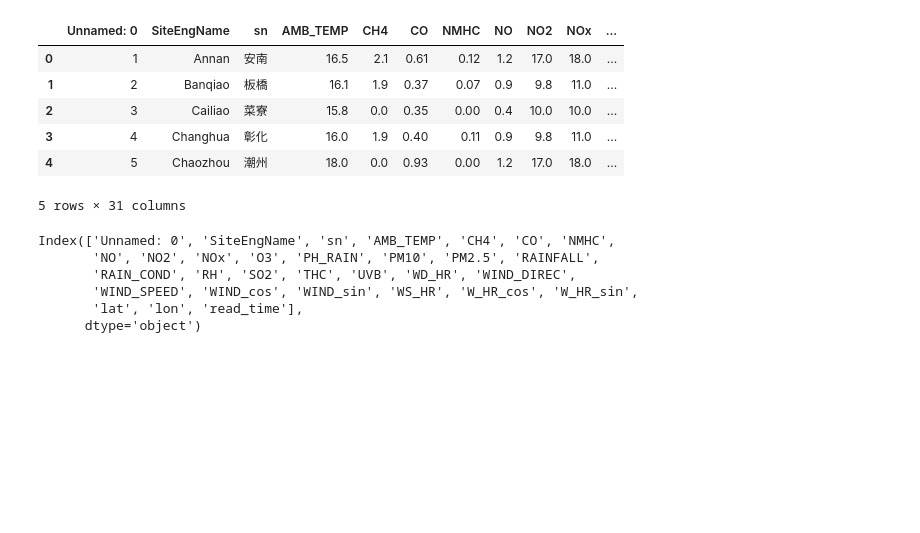
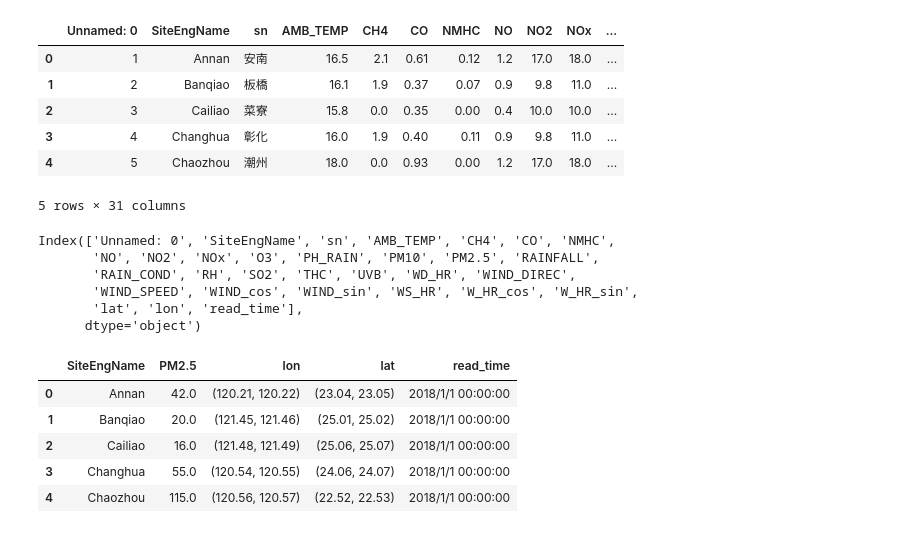
Before and after one commit to amrirasyidi/air_quality_forecasting, a Jupyter notebook: notebooks/1_forecast_testing.ipynb, the cells around one changed output. Saved outputs shown, nothing was run; the diff lists cells and outputs as text; code cells hidden in the pictures; blank space fills up the shorter version.

```diff
--- a/notebooks/1_forecast_testing.ipynb
+++ b/notebooks/1_forecast_testing.ipynb
@@ -38,3 +40,19 @@ Index(['Unnamed: 0', 'SiteEngName', 'sn', 'AMB_TEMP', 'CH4', 'CO', 'NMHC',
        'WIND_SPEED', 'WIND_cos', 'WIND_sin', 'WS_HR', 'W_HR_cos', 'W_HR_sin',
        'lat', 'lon', 'read_time'],
       dtype='object')
+# %%
+pm25 = data[[
+    "SiteEngName",
+    "PM2.5",
+    "lon",
+    "lat",
+    "read_time"
+    ]]
+pm25.head()
+# %% [output]
+|  | SiteEngName | PM2.5 | lon | lat | read_time |
+| 0 | Annan | 42.0 | (120.21, 120.22) | (23.04, 23.05) | 2018/1/1 00:00:00 |
+| 1 | Banqiao | 20.0 | (121.45, 121.46) | (25.01, 25.02) | 2018/1/1 00:00:00 |
+| 2 | Cailiao | 16.0 | (121.48, 121.49) | (25.06, 25.07) | 2018/1/1 00:00:00 |
+| 3 | Changhua | 55.0 | (120.54, 120.55) | (24.06, 24.07) | 2018/1/1 00:00:00 |
+| 4 | Chaozhou | 115.0 | (120.56, 120.57) | (22.52, 22.53) | 2018/1/1 00:00:00 |
```
Also changed, not shown: parts of 4 cells of this notebook.
